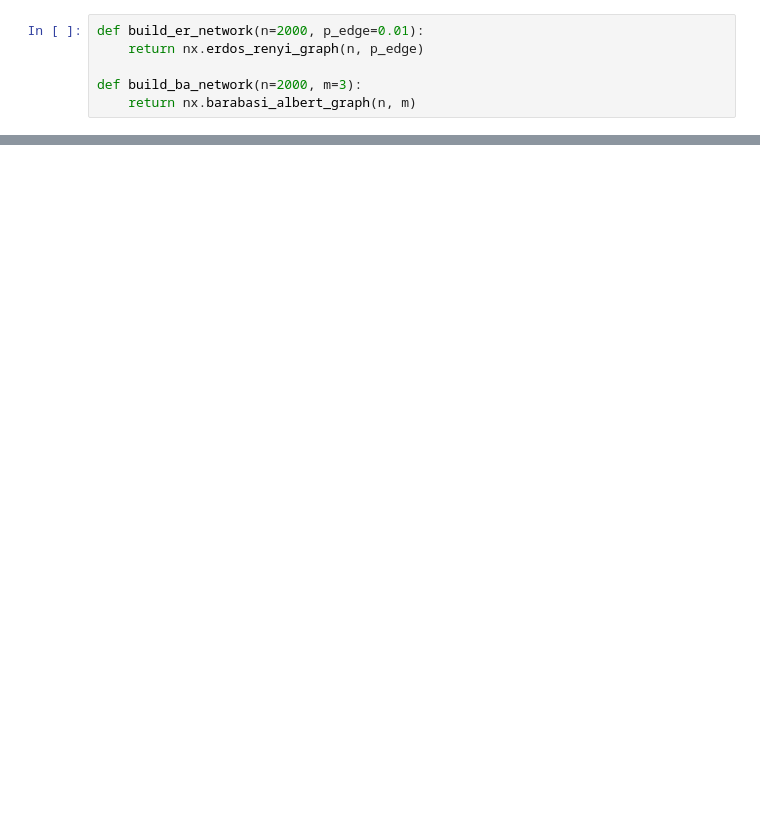
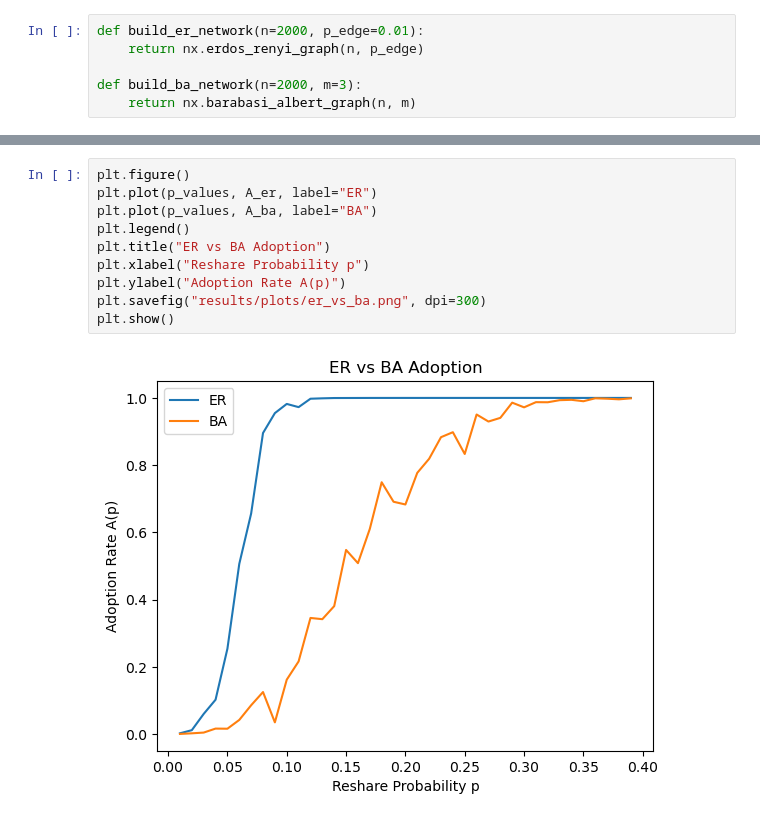
Before and after one commit to kechavious/misinfomation, a Jupyter notebook: misinformation_analysis.ipynb, the cells around one changed output, grey strips where cells are left out. Cells and saved outputs as stored; diff of their text form; blank space fills up the shorter version.

```diff
--- a/misinformation_analysis.ipynb
+++ b/misinformation_analysis.ipynb
@@ -136,0 +109,12 @@ df_ba
+# %%
+plt.figure()
+plt.plot(p_values, A_er, label="ER")
+plt.plot(p_values, A_ba, label="BA")
+plt.legend()
+plt.title("ER vs BA Adoption")
+plt.xlabel("Reshare Probability p")
+plt.ylabel("Adoption Rate A(p)")
+plt.savefig("results/plots/er_vs_ba.png", dpi=300)
+plt.show()
+# %% [output]
+[figure, added]
```
Also changed, not shown: parts of 17 cells of this notebook, 10 other files.
